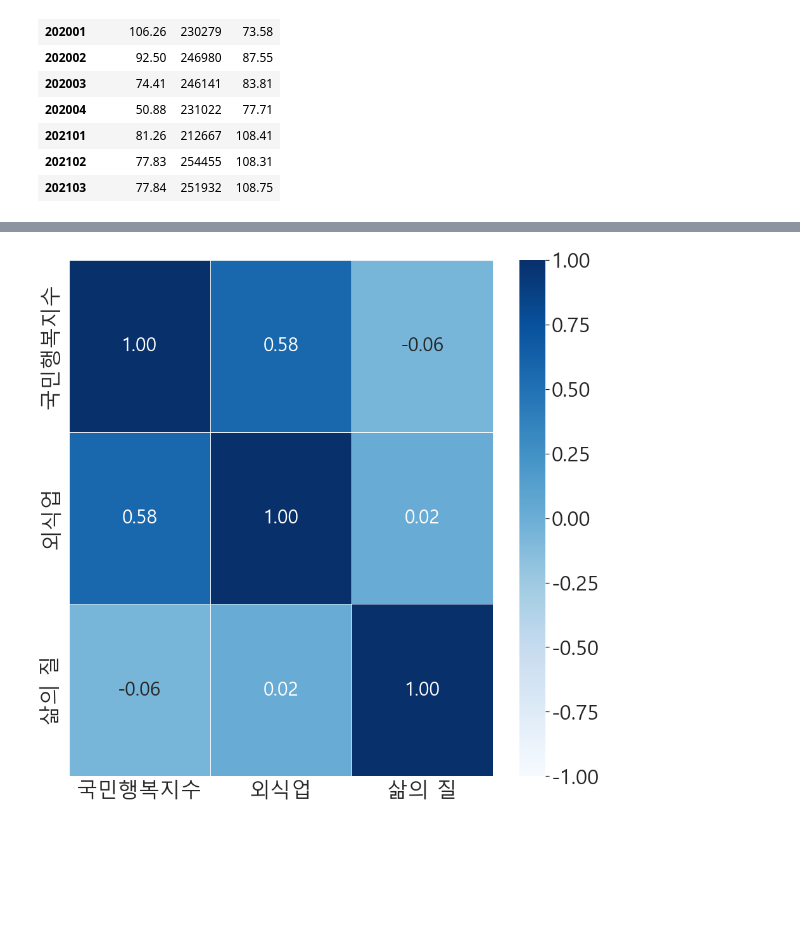
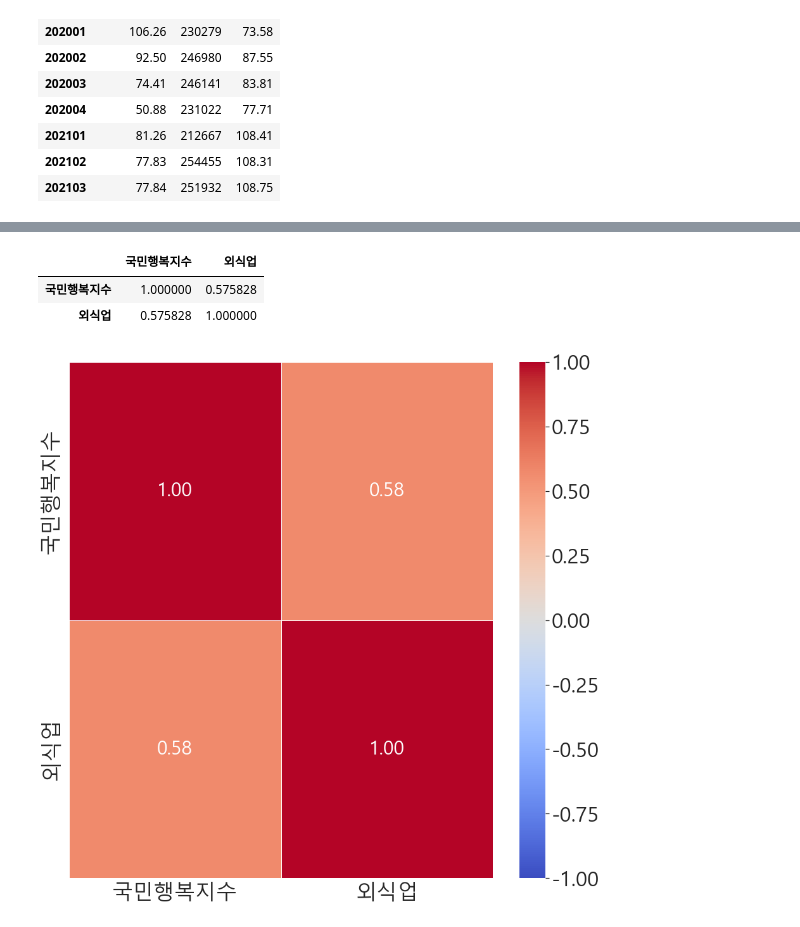
Before and after one commit to ejcho3792/TIL, a Jupyter notebook: Python/pjt_01_/analysis/analysis_food_happy_.ipynb, the cells around one changed output, grey strips where cells are left out. Drawn from its saved outputs; the diff is of its cells as text; code cells hidden in the pictures; blank space fills up the shorter version.

```diff
--- a/Python/pjt_01_/analysis/analysis_food_happy_.ipynb
+++ b/Python/pjt_01_/analysis/analysis_food_happy_.ipynb
@@ -118,11 +117,21 @@ ddd.corr()
+# %%
+import scipy.stats
+
+ddd.corr(method='pearson')
+# %% [output]
+|  | 국민행복지수 | 외식업 |
+| 국민행복지수 | 1.000000 | 0.575828 |
+| 외식업 | 0.575828 | 1.000000 |
+# %%
+ddd=ddd.iloc[:,:2]
 # %%
 import matplotlib
 matplotlib.rcParams['axes.unicode_minus'] = False
 plt.rc('font', family='Malgun Gothic')
 
 plt.figure(figsize=(15,15))
-sns.heatmap(data = ddd.corr(),vmin = -1, vmax = +1, annot=True,annot_kws={"size": 30} ,
-fmt = '.2f', linewidths=.5, cmap='Blues')
+sns.heatmap(data = ddd.corr(method='pearson'),vmin = -1, vmax = +1, annot=True,annot_kws={"size": 30} ,
+fmt = '.2f', linewidths=.5, cmap='coolwarm')
 sns.set(font_scale=3)
 # %% [output]
-[figure, old version]
+[figure, new version]
```
Also changed, not shown: parts of 1 cell of this notebook, 4 other files.
